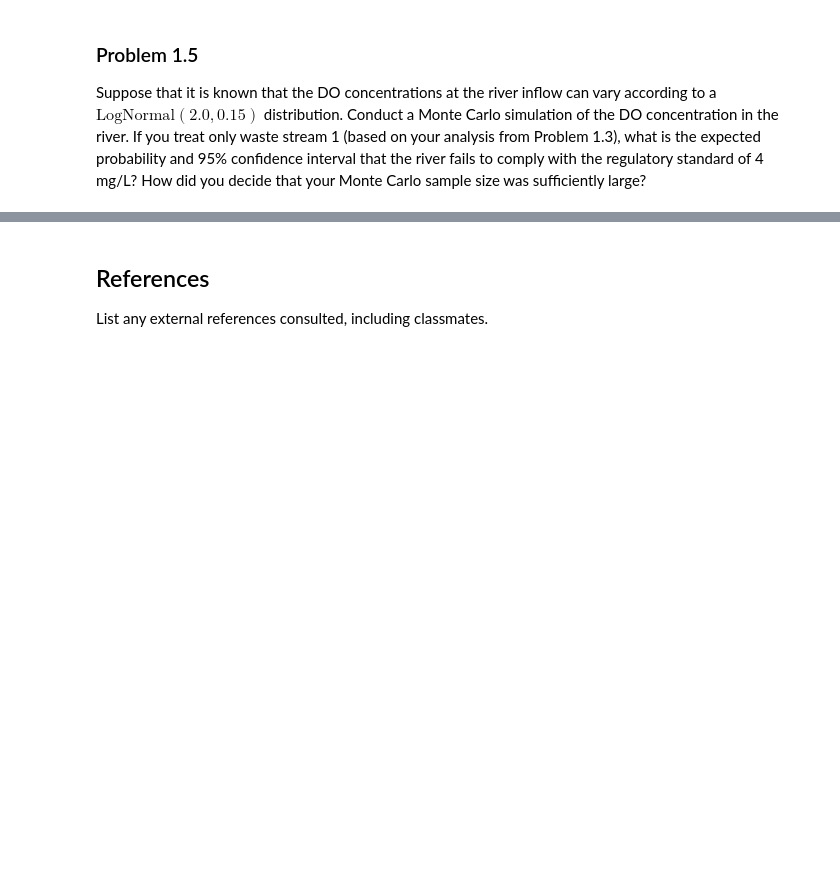
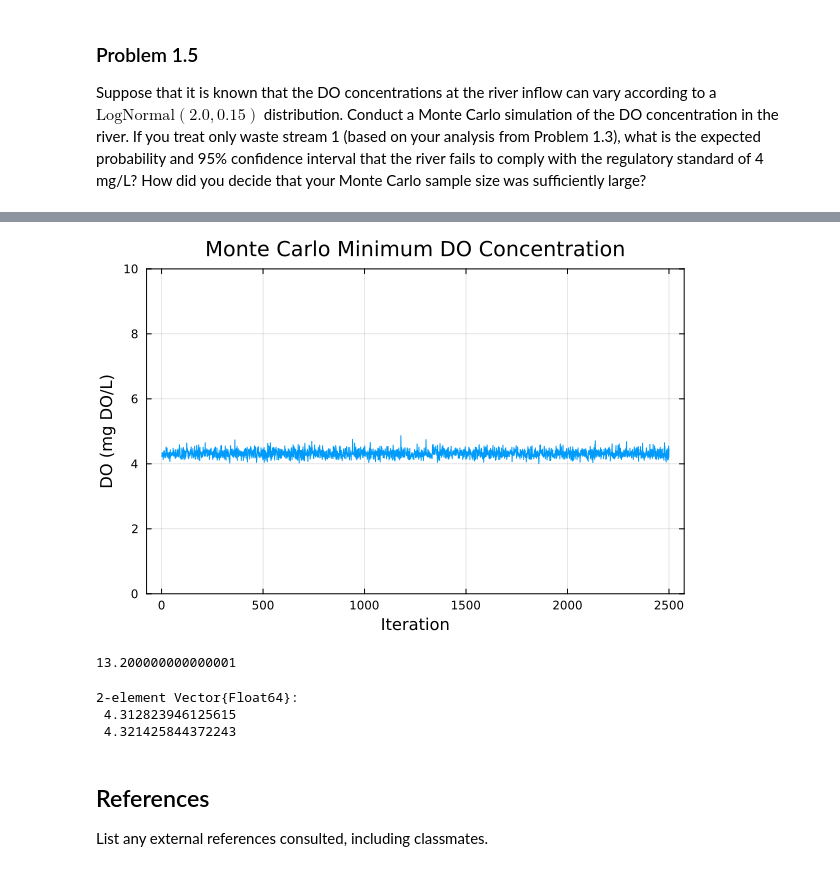
Before and after one commit to BEE4750-FA25/hw3-adrianhw3, a Jupyter notebook: hw03.ipynb, the cells around one changed output, grey strips where cells are left out. Saved outputs shown, nothing was run; the diff lists cells and outputs as text; code cells hidden in the pictures; blank space fills up the shorter version.

```diff
--- a/hw03.ipynb
+++ b/hw03.ipynb
@@ -356,3 +342,24 @@ MC(ka, kc, kn, n)
+# %%
+p4 = plot(monte, title="Monte Carlo Minimum DO Concentration", xlabel="Iteration", ylabel="DO (mg DO/L)", legend=false, framestyle=:box, ylims=(0, 10))
+display(p4)
+# %% [output]
+[figure, added]
+# %%
+violations = length(monte[monte .< 4.2]);
+violations/n * 100
+# %% [output]
+13.200000000000001
+# %%
+rounded = round.(monte, sigdigits=2)
+sample_mean = mean(monte)
+sample_std = std(monte)
+standard_error = sample_std / sqrt(n)
+
+interval = [sample_mean - 1.96 * standard_error, sample_mean + 1.96 * standard_error]
+# %% [output]
+2-element Vector{Float64}:
+ 4.312823946125615
+ 4.321425844372243
 # %% [markdown]
 ## References
 
```
Also changed, not shown: parts of 3 cells of this notebook.
